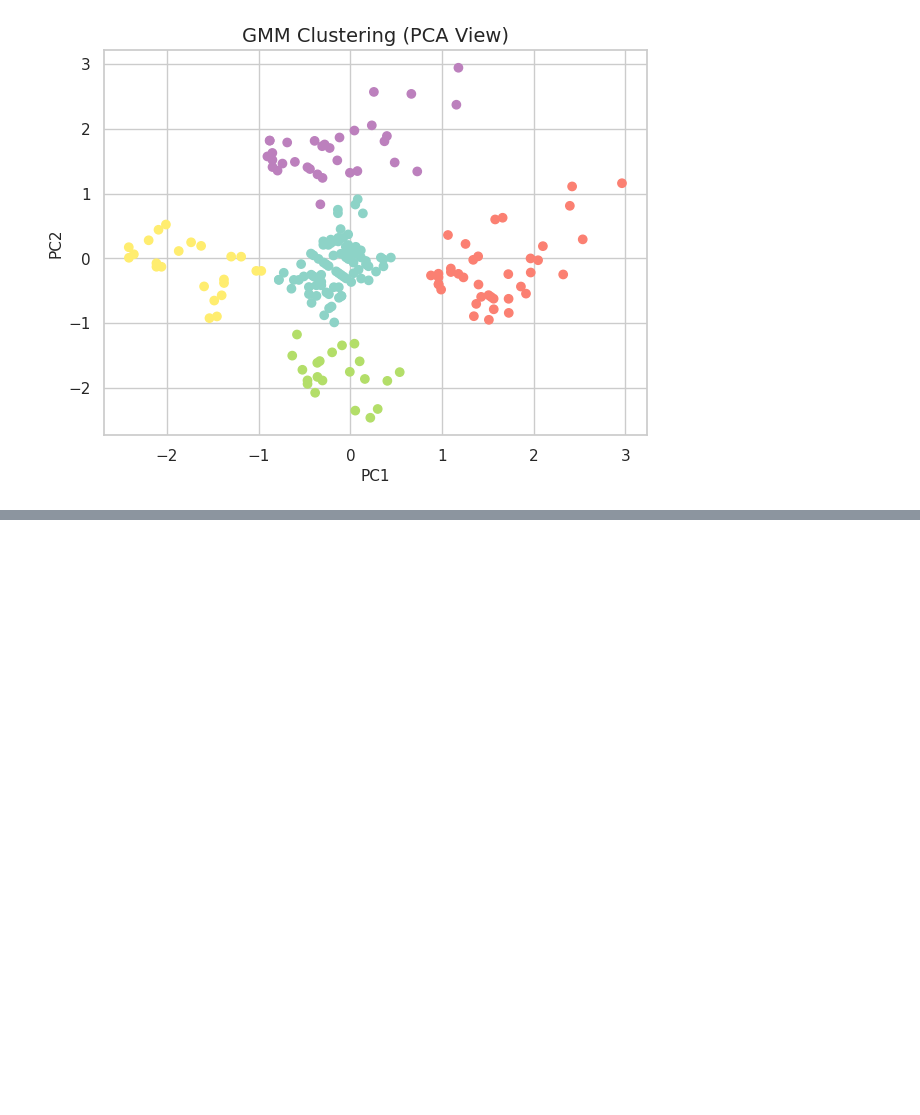
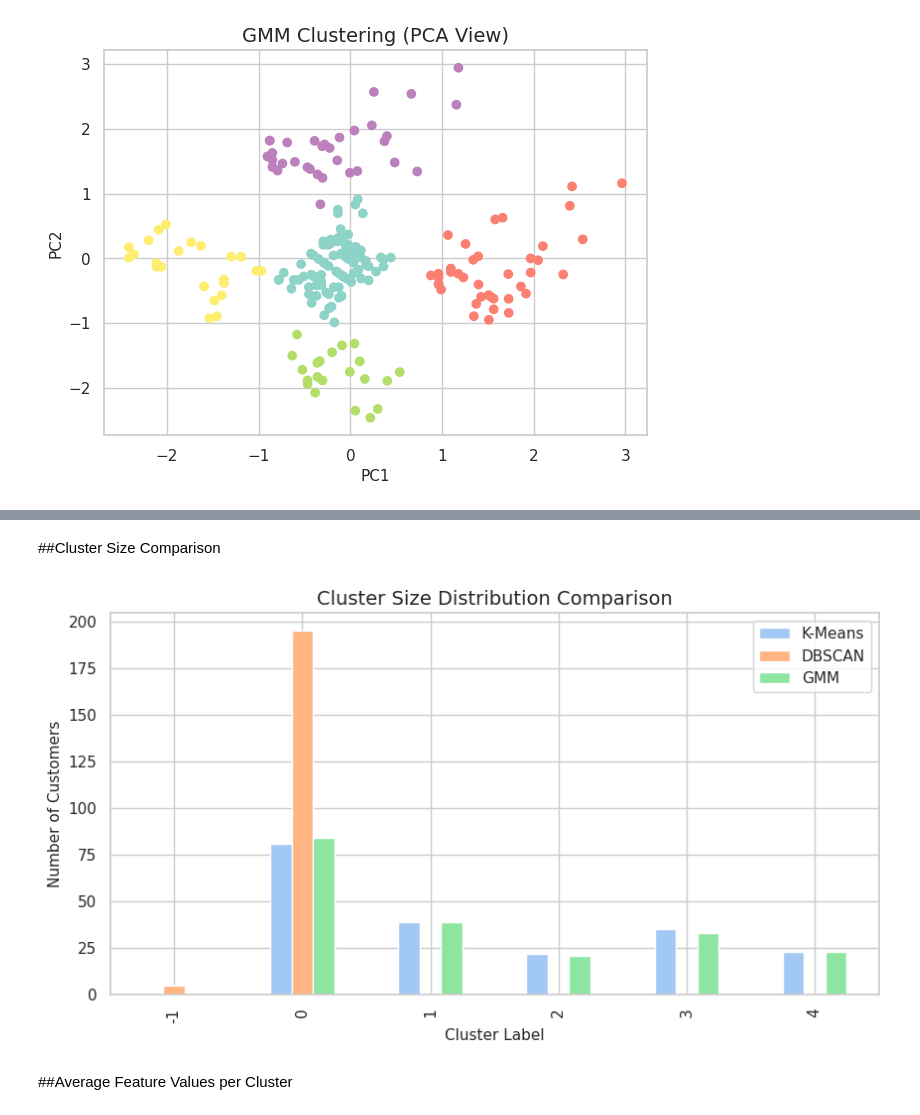
Before and after one commit to Cherryberry112/CSE475_Machine_Learning-, a Jupyter notebook: Lab/Lab02_Clustering.ipynb, the cells around one changed output, grey strips where cells are left out. Drawn from its saved outputs; the diff is of its cells as text; code cells hidden in the pictures; blank space fills up the shorter version.

```diff
--- a/Lab/Lab02_Clustering.ipynb
+++ b/Lab/Lab02_Clustering.ipynb
@@ -233,0 +343,18 @@ GMM Silhouette Score: 0.5536892843811245
+# %% [markdown]
+##Cluster Size Comparison
+# %%
+cluster_sizes = pd.DataFrame({
+    'K-Means': pd.Series(k_labels).value_counts(),
+    'DBSCAN': pd.Series(d_labels).value_counts(),
+    'GMM': pd.Series(g_labels).value_counts()
+}).fillna(0)
+
+cluster_sizes.plot(kind='bar', figsize=(10,5))
+plt.title('Cluster Size Distribution Comparison')
+plt.xlabel('Cluster Label')
+plt.ylabel('Number of Customers')
+plt.show()
+# %% [output]
+[figure, added]
+# %% [markdown]
+##Average Feature Values per Cluster
```
Also changed, not shown: parts of 12 cells of this notebook.
